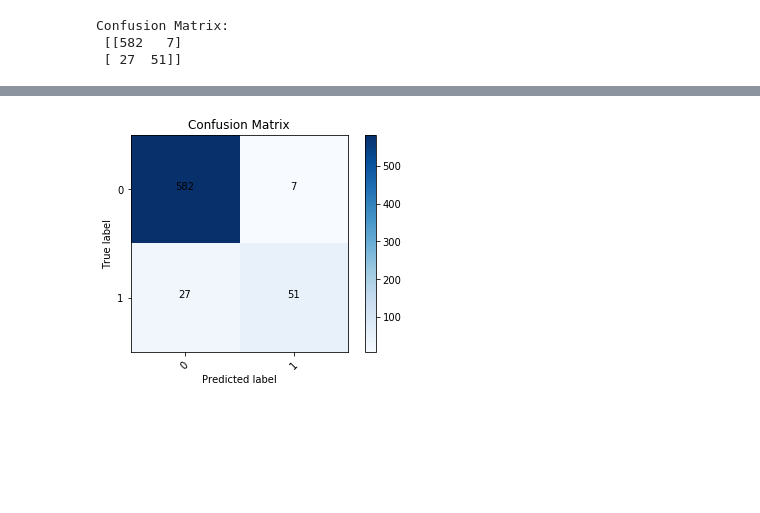
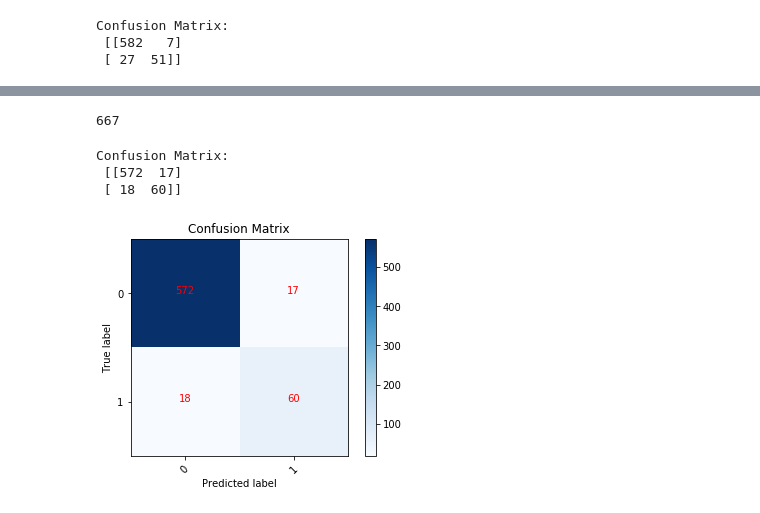
Before and after one commit to ArmanHasAPython/dsc-mod-3-project-v2-1-solo, a Jupyter notebook: Customer Churn Data.ipynb, the cells around one changed output, grey strips where cells are left out. Drawn from its saved outputs; the diff is of its cells as text; code cells hidden in the pictures; blank space fills up the shorter version.

```diff
--- a/Customer Churn Data.ipynb
+++ b/Customer Churn Data.ipynb
@@ -721,20 +852,42 @@ Confusion Matrix:
+# %%
+probs_list_test = model_RF.predict_proba(X_test)[:,1]
+final_res =[]
+for x in probs_list_test:
+    if x > 0.37:
+        final_res.append(1)
+    else:
+        final_res.append(0)
+final_res
+len(final_res)
+# %% [output]
+667
+# %%
+confusion_final_matrix = confusion_matrix(y_test, final_res)
+
+print('Confusion Matrix:\n',confusion_final_matrix) #Using our optimal threshold of 0.37
+# %% [output]
+Confusion Matrix:
+ [[572  17]
+ [ 18  60]]
 # %%
+#To make our confusion matrix more visually appealling
+
 import itertools
 
-plt.imshow(cnf_matrix,  cmap=plt.cm.Blues)
+plt.imshow(confusion_final_matrix,  cmap=plt.cm.Blues)
 plt.title('Confusion Matrix')
 plt.ylabel('True label')
 plt.xlabel('Predicted label')
 class_names = set(y)
 tick_marks = np.arange(len(class_names))
 plt.xticks(tick_marks, class_names, rotation=45)
 plt.yticks(tick_marks, class_names)
-thresh = cnf_matrix.max()
-for i, j in itertools.product(range(cnf_matrix.shape[0]), range(cnf_matrix.shape[1])):
-        plt.text(j, i, cnf_matrix[i, j],
+thresh = confusion_final_matrix.max()
+for i, j in itertools.product(range(confusion_final_matrix.shape[0]), range(confusion_final_matrix.shape[1])):
+        plt.text(j, i, confusion_final_matrix[i, j],
                  horizontalalignment='center',
-                 color='white' if cnf_matrix[i, j] > thresh else 'black')
+                 color='white' if confusion_final_matrix[i, j] > thresh else 'red')
 plt.colorbar()
 plt.show()
 # %% [output]
-[figure, old version]
+[figure, new version]
```
Also changed, not shown: parts of 52 cells of this notebook, 2 other files.
